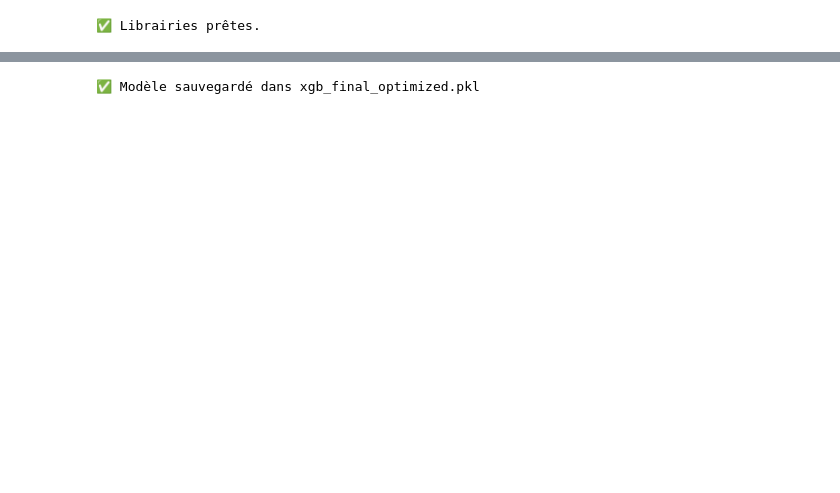
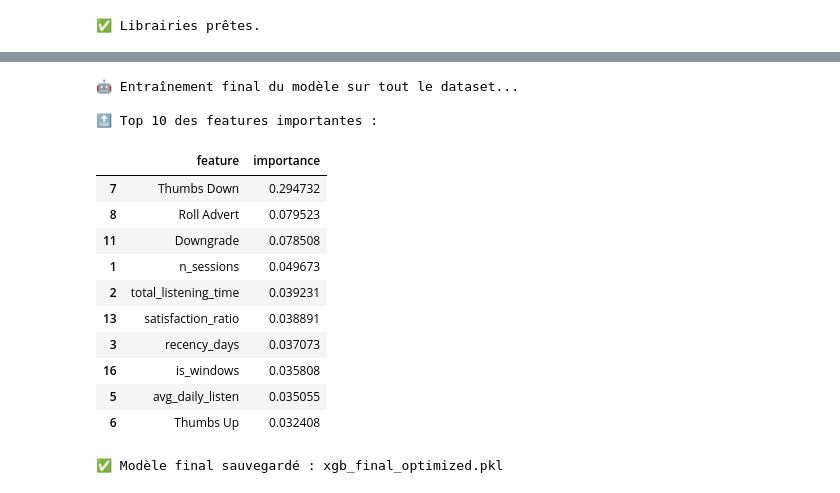
Before and after one commit to blanchemahe/alex-blanche-dsb, a Jupyter notebook: 02_modelisation2.ipynb, the cells around one changed output, grey strips where cells are left out. Cells and saved outputs as stored; diff of their text form; code cells hidden in the pictures; blank space fills up the shorter version.

```diff
--- a/02_modelisation2.ipynb
+++ b/02_modelisation2.ipynb
@@ -121,9 +223,66 @@ display(importances.head(10))
+# %%
+# -------------------------------
+# 🔥 Entraînement final du modèle
+#    sur TOUT le dataset
+# -------------------------------
+
+print("\n🤖 Entraînement final du modèle sur tout le dataset...")
+
+xgb = XGBClassifier(
+    n_estimators=600,
+    learning_rate=0.03,
+    max_depth=4,
+    scale_pos_weight=ratio,
+    eval_metric="auc",
+    random_state=42,
+    tree_method="hist"
+)
+
+xgb.fit(X, y)
+
+# Importance des features
+importances = pd.DataFrame({
+    'feature': X.columns,
+    'importance': xgb.feature_importances_
+}).sort_values('importance', ascending=False)
+
+print("\n🔝 Top 10 des features importantes :")
+display(importances.head(10))
+# %% [output]
+🤖 Entraînement final du modèle sur tout le dataset...
+
+🔝 Top 10 des features importantes :
+|  | feature | importance |
+| 7 | Thumbs Down | 0.294732 |
+| 8 | Roll Advert | 0.079523 |
+| 11 | Downgrade | 0.078508 |
+| 1 | n_sessions | 0.049673 |
+| 2 | total_listening_time | 0.039231 |
+| 13 | satisfaction_ratio | 0.038891 |
+| 3 | recency_days | 0.037073 |
+| 16 | is_windows | 0.035808 |
+| 5 | avg_daily_listen | 0.035055 |
+| 6 | Thumbs Up | 0.032408 |
 # %%
+# -------------------------------
+# 💾 Sauvegarde du modèle
+# -------------------------------
+
 to_save = {
     "model": xgb,
     "threshold": best_threshold
 }
+
 joblib.dump(to_save, MODEL_FILE)
-print(f"✅ Modèle sauvegardé dans {MODEL_FILE}")
+
+print(f"\n✅ Modèle final sauvegardé : {MODEL_FILE}")
+
+
+# to_save = {
+#     "model": xgb,
+#     "threshold": best_threshold
+# }
+# joblib.dump(to_save, MODEL_FILE)
+# print(f"✅ Modèle sauvegardé dans {MODEL_FILE}")
 # %% [output]
-✅ Modèle sauvegardé dans xgb_final_optimized.pkl
+✅ Modèle final sauvegardé : xgb_final_optimized.pkl
```
Also changed, not shown: parts of 5 cells of this notebook, 3 other files.
